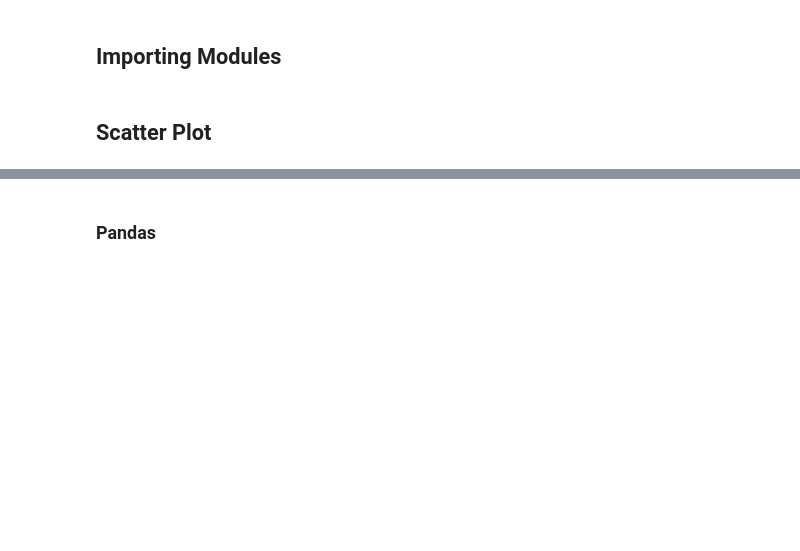
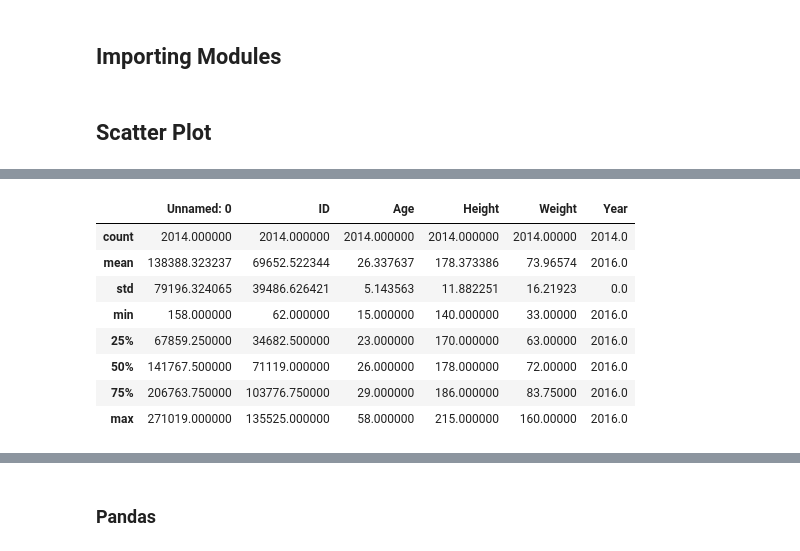
Before and after one commit to gnitg/UCDPA_April2023, a Jupyter notebook: Visualisation.ipynb, the cells around one changed output, grey strips where cells are left out. Cells and saved outputs as stored; diff of their text form; code cells hidden in the pictures; blank space fills up the shorter version.

```diff
--- a/Visualisation.ipynb
+++ b/Visualisation.ipynb
@@ -25,0 +41,12 @@ summer2016.head()
+# %%
+summer2016.describe()
+# %% [output]
+|  | Unnamed: 0 | ID | Age | Height | Weight | Year |
+| count | 2014.000000 | 2014.000000 | 2014.000000 | 2014.000000 | 2014.00000 | 2014.0 |
+| mean | 138388.323237 | 69652.522344 | 26.337637 | 178.373386 | 73.96574 | 2016.0 |
+| std | 79196.324065 | 39486.626421 | 5.143563 | 11.882251 | 16.21923 | 0.0 |
+| min | 158.000000 | 62.000000 | 15.000000 | 140.000000 | 33.00000 | 2016.0 |
+| 25% | 67859.250000 | 34682.500000 | 23.000000 | 170.000000 | 63.00000 | 2016.0 |
+| 50% | 141767.500000 | 71119.000000 | 26.000000 | 178.000000 | 72.00000 | 2016.0 |
+| 75% | 206763.750000 | 103776.750000 | 29.000000 | 186.000000 | 83.75000 | 2016.0 |
+| max | 271019.000000 | 135525.000000 | 58.000000 | 215.000000 | 160.00000 | 2016.0 |
```
Also changed, not shown: parts of 4 cells of this notebook.
